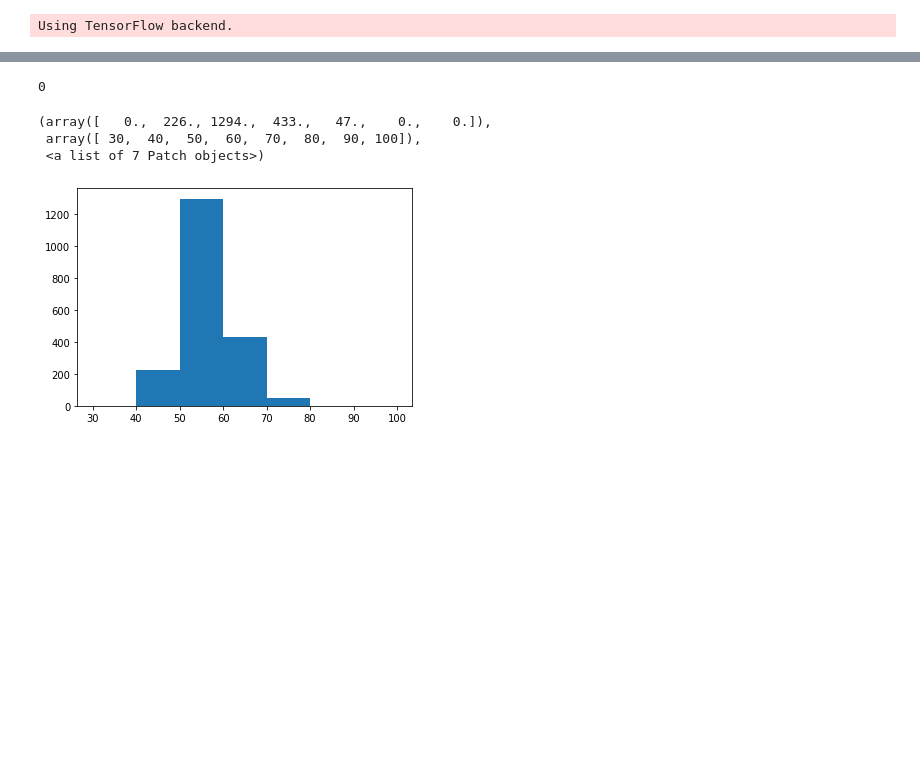
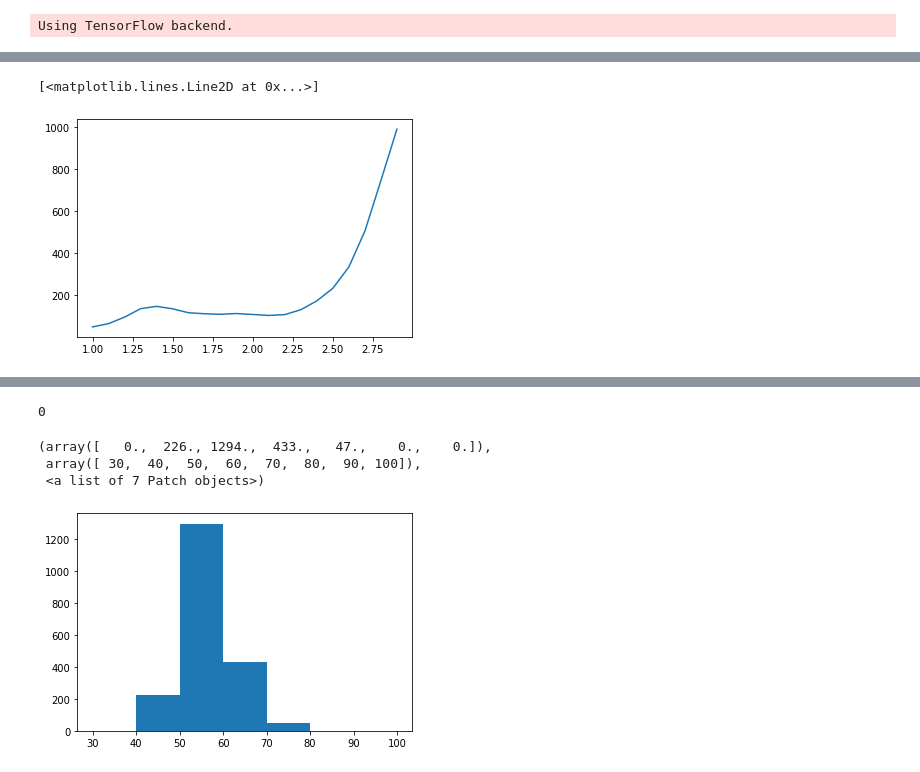
Before and after one commit to mohit2909/Boltzman_Generators, a Jupyter notebook: notebooks/RNADELoader.ipynb, the cells around one changed output, grey strips where cells are left out. Saved outputs shown, nothing was run; the diff lists cells and outputs as text; code cells hidden in the pictures; blank space fills up the shorter version.

```diff
--- a/notebooks/RNADELoader.ipynb
+++ b/notebooks/RNADELoader.ipynb
@@ -194,0 +380,5 @@ PredictedConfigEnergy = md.energy(np.array(PredictedConfig.detach()))
+# %%
+plt.plot(b,PredictedConfigEnergy)
+# %% [output]
+[<matplotlib.lines.Line2D at 0x...>]
+[figure, added]
```
Also changed, not shown: parts of 23 cells of this notebook, 8 other files.
